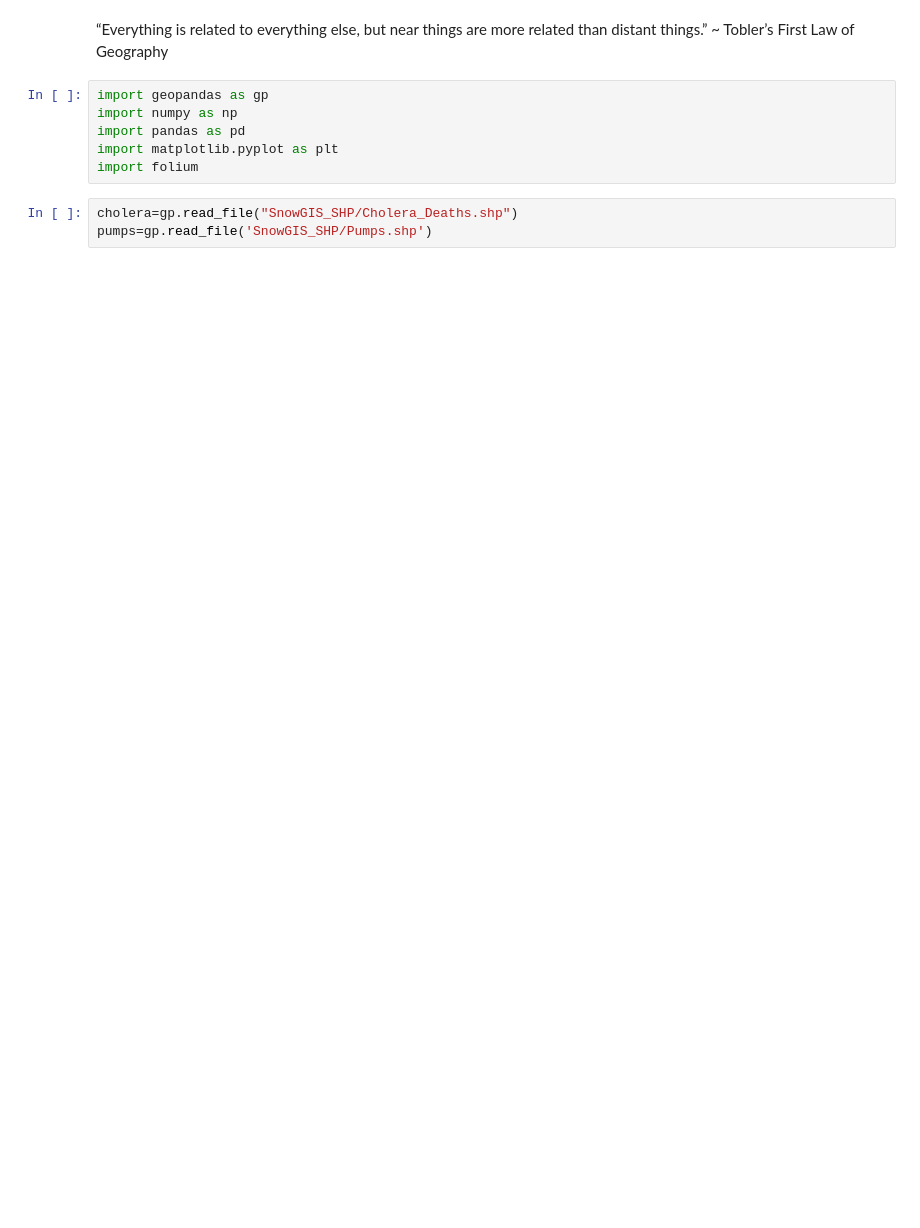
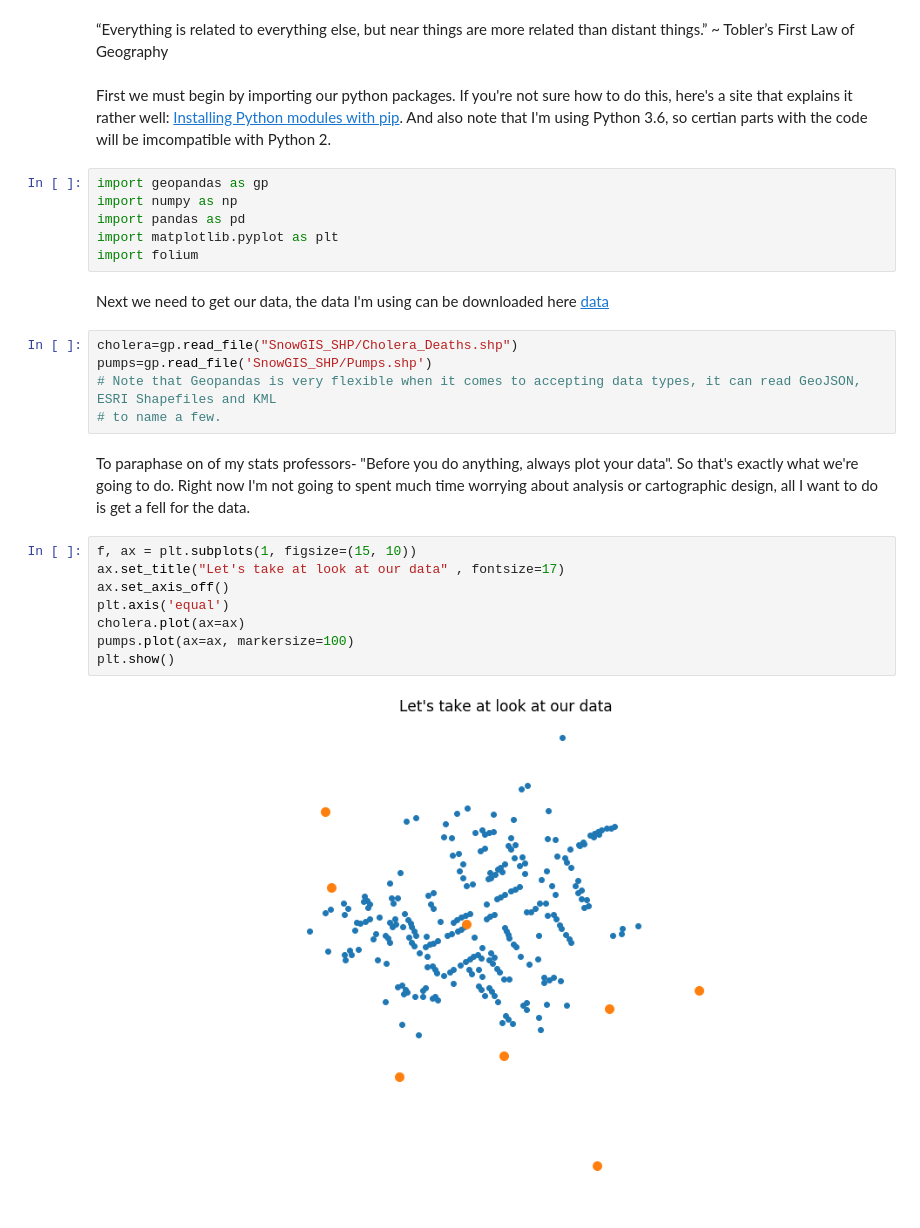
Before and after one commit to samdotson1992/SuperGIS, a Jupyter notebook: posts/the-ghost-map.ipynb, the cells around one changed output. Cells and saved outputs as stored; diff of their text form; blank space fills up the shorter version.

```diff
--- a/posts/the-ghost-map.ipynb
+++ b/posts/the-ghost-map.ipynb
@@ -3,11 +3,29 @@
 # %% [markdown]
 “Everything is related to everything else, but near things are more related than distant things.” ~ Tobler’s First Law of Geography
+# %% [markdown]
+First we must begin by importing our python packages. If you're not sure how to do this, here's a site that explains it rather well:  [Installing Python modules with pip]("https://programminghistorian.org/lessons/installing-python-modules-pip"). And also note that I'm using Python 3.6, so certian parts with the code will be imcompatible with Python 2.
 # %%
 import geopandas as gp
 import numpy as np
 import pandas as pd
 import matplotlib.pyplot as plt
 import folium
+# %% [markdown]
+Next we need to get our data, the data I'm using can be downloaded here [data](www.rtwilson.com/downloads/SnowGIS_v2.zip)
 # %%
 cholera=gp.read_file("SnowGIS_SHP/Cholera_Deaths.shp")
 pumps=gp.read_file('SnowGIS_SHP/Pumps.shp')
+# Note that Geopandas is very flexible when it comes to accepting data types, it can read GeoJSON, ESRI Shapefiles and KML
+# to name a few.
+# %% [markdown]
+To paraphase on of my stats professors- "Before you do anything, always plot your data". So that's exactly what we're going to do. Right now I'm not going to spent much time worrying about analysis or cartographic design, all I want to do is get a fell for the data.
+# %%
+f, ax = plt.subplots(1, figsize=(15, 10))
+ax.set_title("Let's take at look at our data" , fontsize=17)
+ax.set_axis_off()
+plt.axis('equal')
+cholera.plot(ax=ax)
+pumps.plot(ax=ax, markersize=100)
+plt.show()
+# %% [output]
+[figure, added]
```
Also changed, not shown: parts of 8 cells of this notebook, 7 other files.
